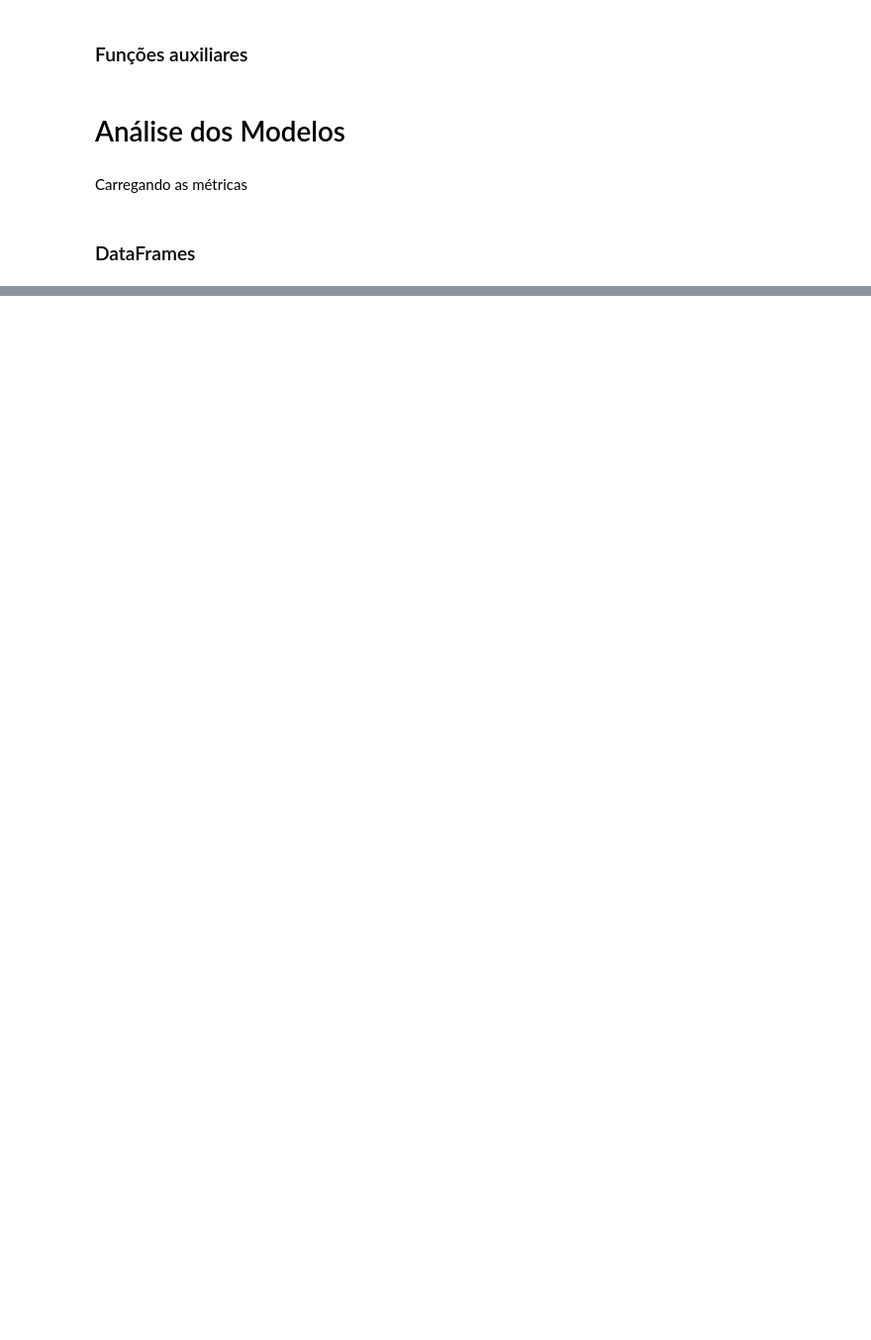
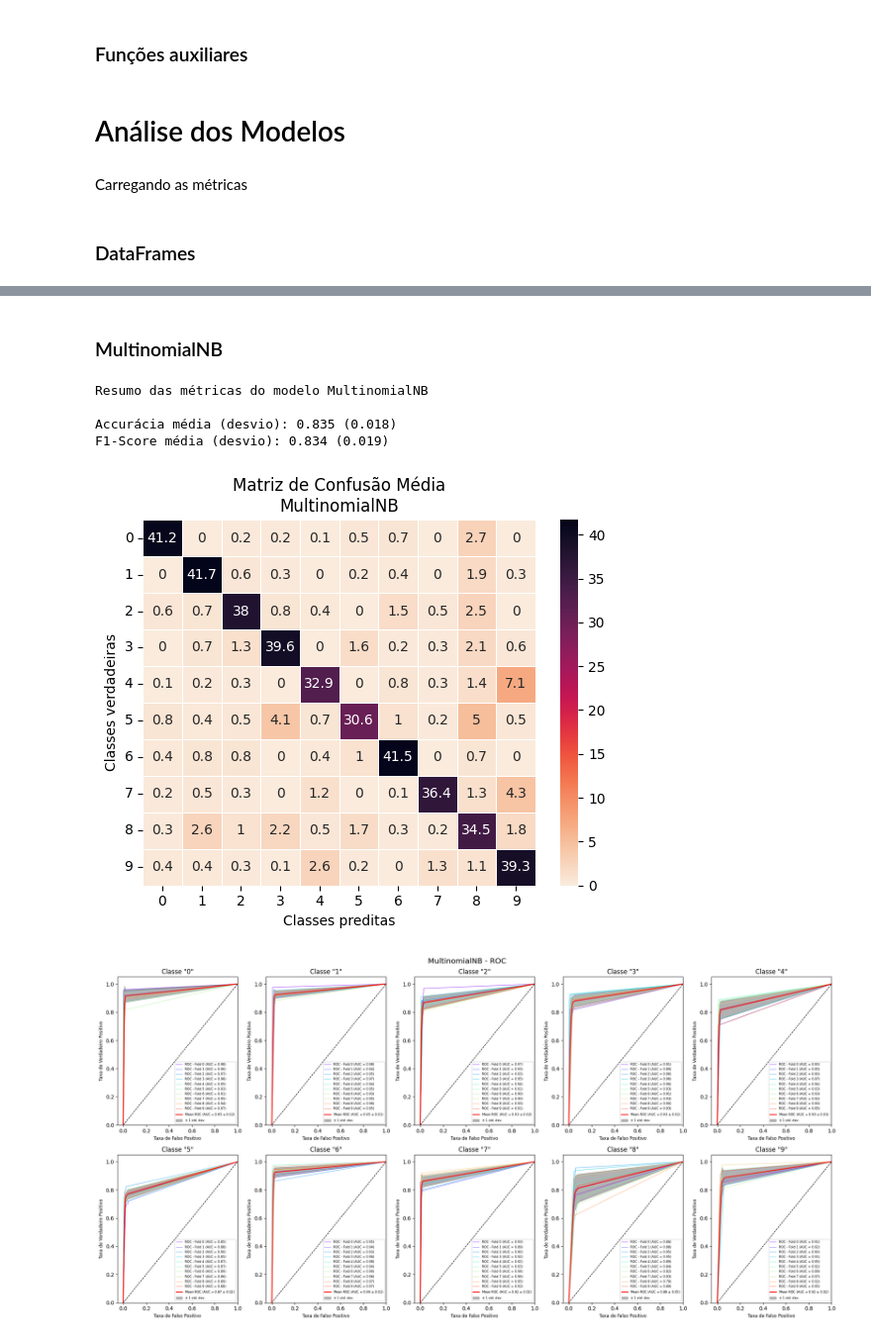
Before and after one commit to carlosgcarneiro/PESMnist, a Jupyter notebook: aed_mnist.ipynb, the cells around one changed output, grey strips where cells are left out. Shown at 99% size. Cells and saved outputs as stored; diff of their text form; code cells hidden in the pictures; blank space fills up the shorter version.

```diff
--- a/aed_mnist.ipynb
+++ b/aed_mnist.ipynb
@@ -29,9 +51,9 @@ def plot_box(df, metric):
 # %% [markdown]
 Carregando as métricas
 # %%
-# dt_acc, dt_f1, dt_cm, dt_roc, dt_grid_results = load_metrics('DecisionTreeClassifier')
-# gnb_acc, gnb_f1, gnb_cm, gnb_roc, gnb_grid_results = load_metrics('GaussianNB')
-# mnnb_acc, mnnb_f1, mnnb_cm, mnnb_roc, mnnb_grid_results = load_metrics('MultinomialNB')
-# # mlp_acc, mlp_f1, mlp_cm, mlp_roc, mlp_grid_results = load_metrics('MLP')
-# knn_acc, knn_f1, knn_cm, knn_roc, knn_grid_results = load_metrics('KNeighborsClassifier')
-# svc_acc, svc_f1, svc_cm, svc_roc, svc_grid_results = load_metrics('SVC')
+dt_acc, dt_f1, dt_cm, dt_roc = load_metrics('DecisionTreeClassifier')
+gnb_acc, gnb_f1, gnb_cm, gnb_roc = load_metrics('GaussianNB')
+mnb_acc, mnb_f1, mnb_cm, mnb_roc = load_metrics('MultinomialNB')
+mlp_acc, mlp_f1, mlp_cm, mlp_roc = load_metrics('MLP')
+knn_acc, knn_f1, knn_cm, knn_roc = load_metrics('KNeighborsClassifier')
+svc_acc, svc_f1, svc_cm, svc_roc = load_metrics('SVC')
@@ -69,0 +111,13 @@ fscore_df = pd.DataFrame(
+# %% [markdown]
+### MultinomialNB
+# %%
+mnb_results = Results('MultinomialNB', mnb_acc, mnb_f1, mnb_cm, mnb_roc, '')
+mnb_results.plot()
+mnb_results.save()
+# %% [output]
+Resumo das métricas do modelo MultinomialNB
+
+Accurácia média (desvio): 0.835 (0.018)
+F1-Score média (desvio): 0.834 (0.019)
+[figure, added]
+[figure, added]
```
Also changed, not shown: parts of 20 cells of this notebook, 9 other files.
